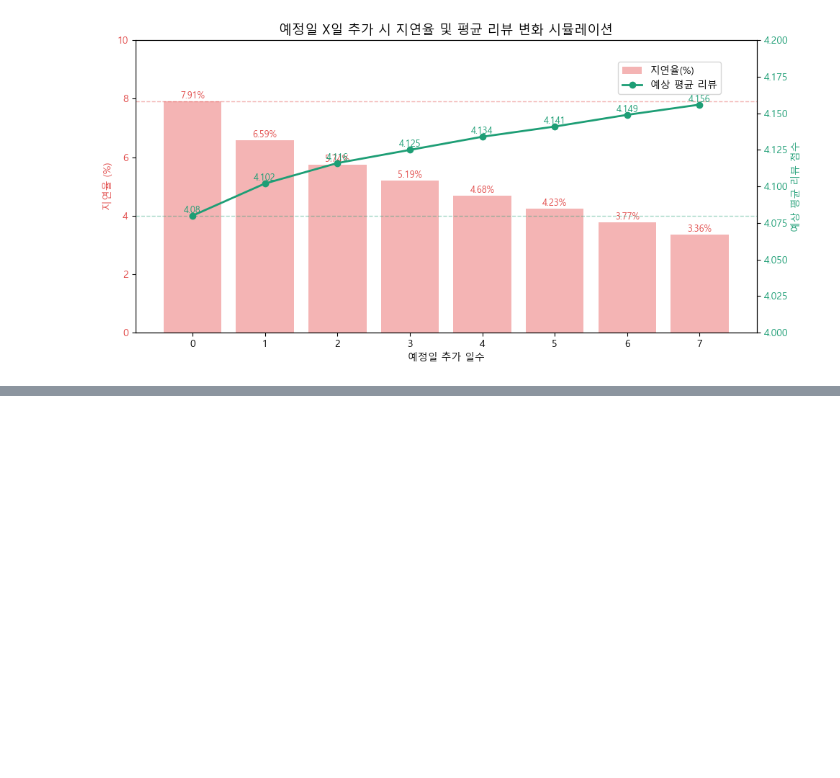
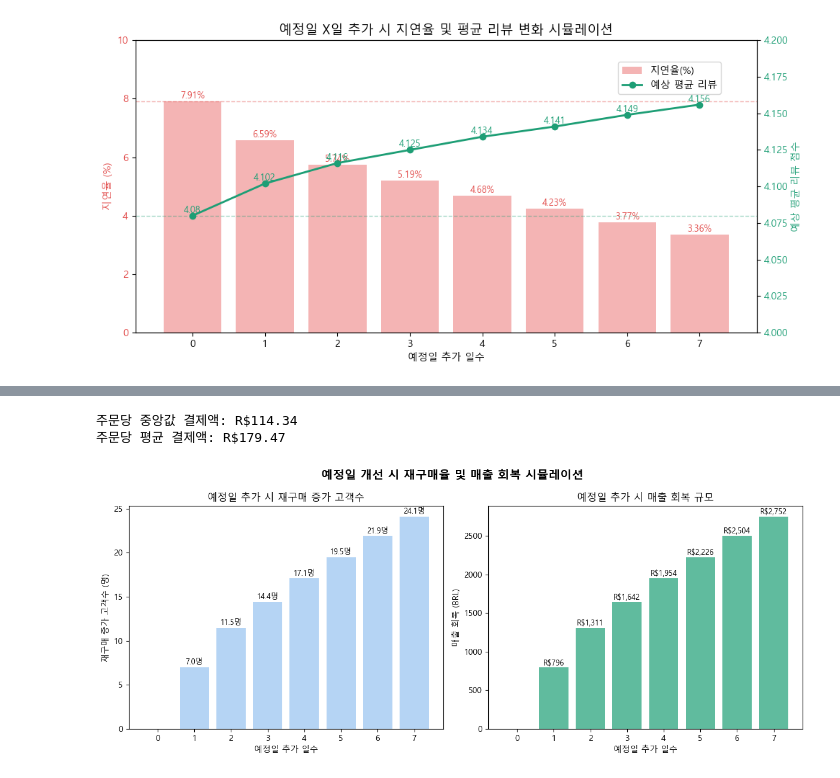
Before and after one commit to KyungminChang/team-oldest-olist-analysis, a Jupyter notebook: notebooks/Funnel_Cohort/NG/ab_test_eta.ipynb, the cells around one changed output, grey strips where cells are left out. Cells and saved outputs as stored; diff of their text form; code cells hidden in the pictures; blank space fills up the shorter version.

Commit message:
A/B 테스트 재구매율 및 매출 회복 시뮬레이션 추가

```diff
--- a/notebooks/Funnel_Cohort/NG/ab_test_eta.ipynb
+++ b/notebooks/Funnel_Cohort/NG/ab_test_eta.ipynb
@@ -130,0 +175,37 @@ plt.show()
+# %%
+print(f"주문당 중앙값 결제액: R${avg_payment:.2f}")
+print(f"주문당 평균 결제액: R${df['payment_value_total'].mean():.2f}")
+# %% [output]
+주문당 중앙값 결제액: R$114.34
+주문당 평균 결제액: R$179.47
+# %%
+fig, axes = plt.subplots(1, 2, figsize=(12, 5))
+
+x = results2_df['추가일수']
+
+# 왼쪽: 재구매 증가 고객수
+axes[0].bar(x, results2_df['재구매_증가고객수'], color='#B5D4F4')
+axes[0].set_title('예정일 추가 시 재구매 증가 고객수', fontsize=12)
+axes[0].set_xlabel('예정일 추가 일수')
+axes[0].set_ylabel('재구매 증가 고객수 (명)')
+for i, row in results2_df.iterrows():
+    if row['재구매_증가고객수'] > 0:
+        axes[0].text(row['추가일수'], row['재구매_증가고객수'] + 0.3,
+                    f"{row['재구매_증가고객수']}명", ha='center', fontsize=9)
+
+# 오른쪽: 매출 회복
+axes[1].bar(x, results2_df['매출회복_BRL'], color='#1D9E75', alpha=0.7)
+axes[1].set_title('예정일 추가 시 매출 회복 규모', fontsize=12)
+axes[1].set_xlabel('예정일 추가 일수')
+axes[1].set_ylabel('매출 회복 (BRL)')
+for i, row in results2_df.iterrows():
+    if row['매출회복_BRL'] > 0:
+        axes[1].text(row['추가일수'], row['매출회복_BRL'] + 30,
+                    f"R${row['매출회복_BRL']:,.0f}", ha='center', fontsize=9)
+
+plt.suptitle('예정일 개선 시 재구매율 및 매출 회복 시뮬레이션', fontsize=14, fontweight='bold')
+plt.tight_layout()
+plt.savefig('ab_test_repurchase_simulation.png', dpi=150, bbox_inches='tight')
+plt.show()
+# %% [output]
+[figure, added]
```
Also changed, not shown: parts of 1 cell of this notebook, 1 other file.
